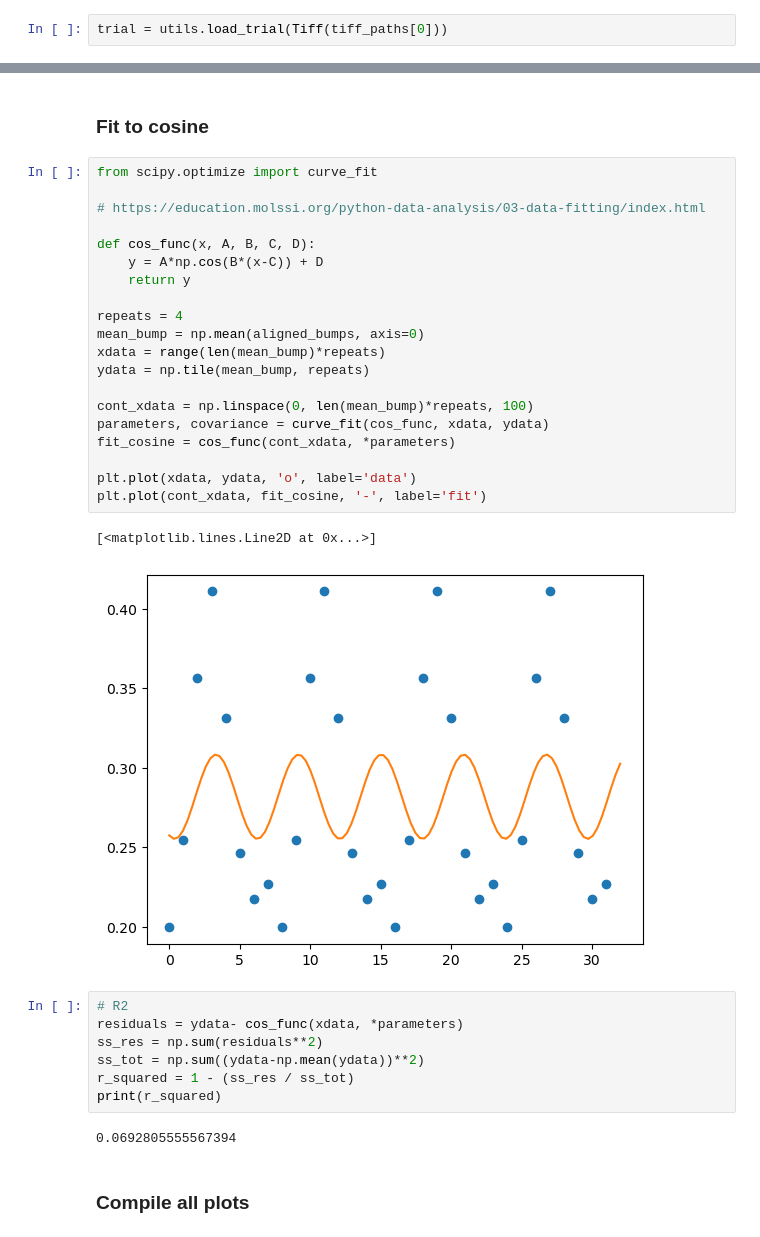
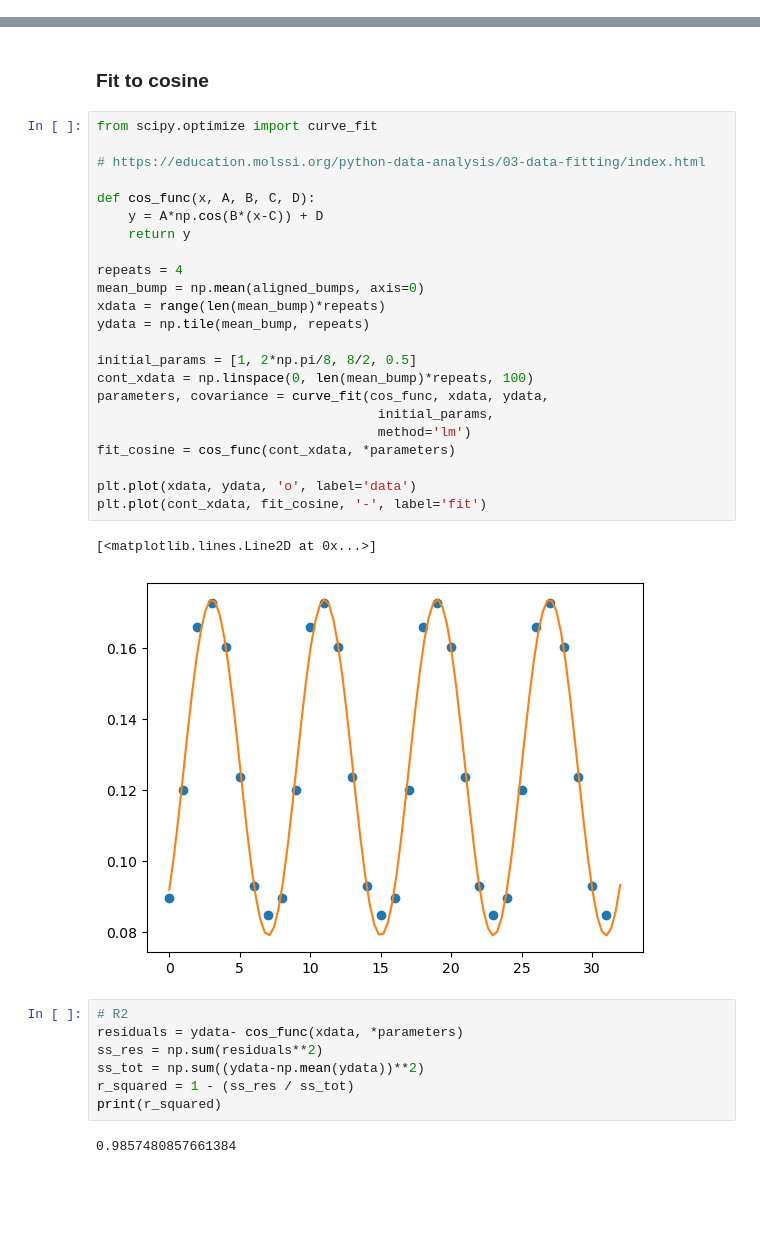
Before and after one commit to T-E-Lab/GULP, a Jupyter notebook: scripts/preprocess_trial.ipynb, the cells around one changed output, grey strips where cells are left out. Cells and saved outputs as stored; diff of their text form; blank space fills up the shorter version.

```diff
--- a/scripts/preprocess_trial.ipynb
+++ b/scripts/preprocess_trial.ipynb
@@ -54,2 +75,0 @@ posDf did not contain clipped
-# %%
-trial = utils.load_trial(Tiff(tiff_paths[0]))
@@ -420,26 +408,29 @@ for index, circ_r_min in enumerate(circ_r_mins):
 # %%
 from scipy.optimize import curve_fit
 
 # https://education.molssi.org/python-data-analysis/03-data-fitting/index.html
 
 def cos_func(x, A, B, C, D):
     y = A*np.cos(B*(x-C)) + D
     return y
 
 repeats = 4
 mean_bump = np.mean(aligned_bumps, axis=0)
 xdata = range(len(mean_bump)*repeats)
 ydata = np.tile(mean_bump, repeats)
 
+initial_params = [1, 2*np.pi/8, 8/2, 0.5]
 cont_xdata = np.linspace(0, len(mean_bump)*repeats, 100)
-parameters, covariance = curve_fit(cos_func, xdata, ydata)
+parameters, covariance = curve_fit(cos_func, xdata, ydata,
+                                    initial_params,
+                                    method='lm')
 fit_cosine = cos_func(cont_xdata, *parameters)
 
 plt.plot(xdata, ydata, 'o', label='data')
 plt.plot(cont_xdata, fit_cosine, '-', label='fit')
 # %% [output]
 [<matplotlib.lines.Line2D at 0x...>]
-[figure, old version]
+[figure, new version]
 # %%
 # R2
 residuals = ydata- cos_func(xdata, *parameters)
@@ -448,6 +439,4 @@ ss_tot = np.sum((ydata-np.mean(ydata))**2)
 r_squared = 1 - (ss_res / ss_tot)
 print(r_squared)
 # %% [output]
-0.0692805555567394
+0.9857480857661384
-# %% [markdown]
-### Compile all plots
```
Also changed, not shown: parts of 12 cells of this notebook, 12 other files.
